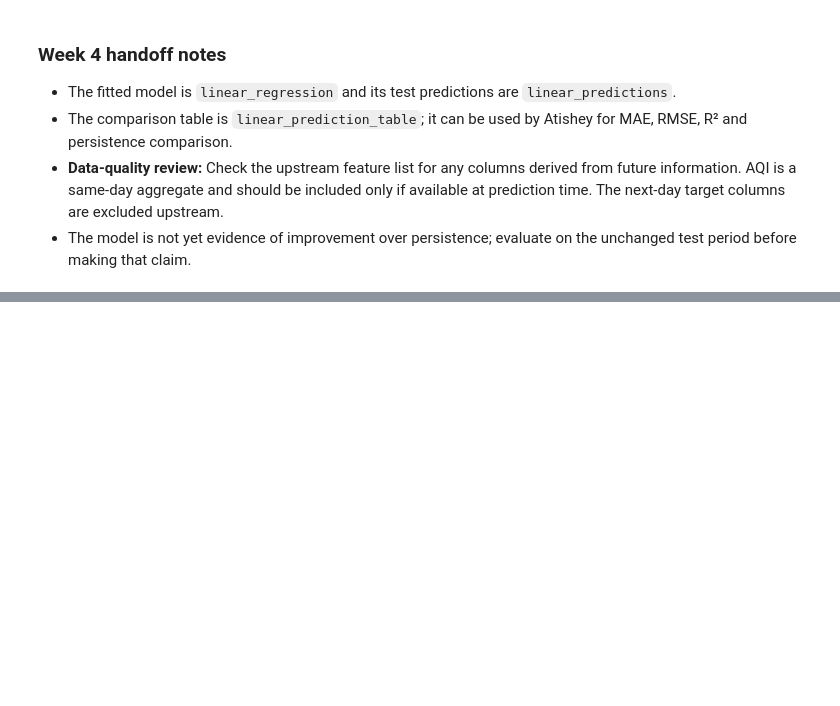
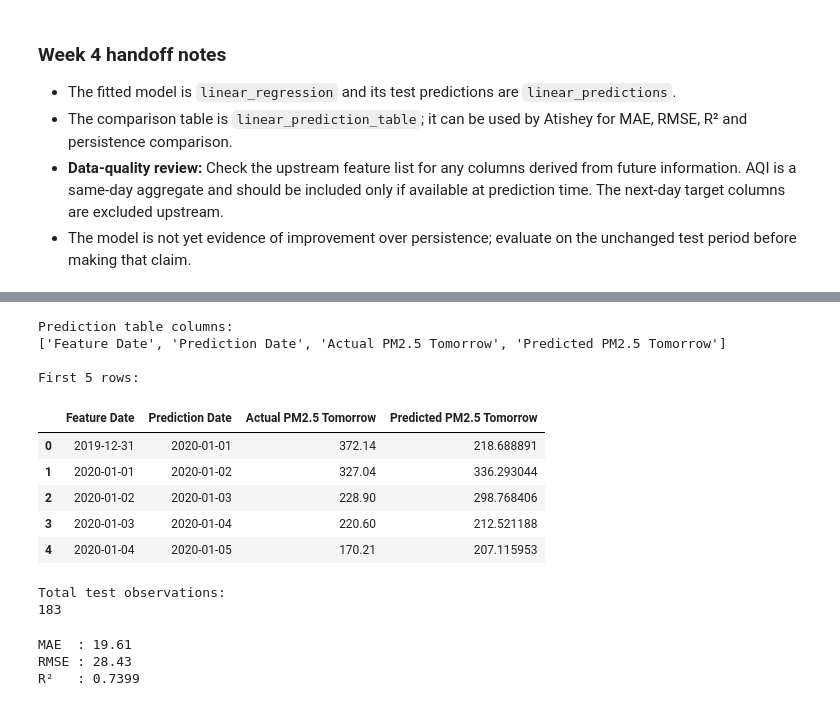
Before and after one commit to ajain347/NextDay-Air-quality-index_predictor, a Jupyter notebook: notebooks/03-models.ipynb, the cells around one changed output, grey strips where cells are left out. Drawn from its saved outputs; the diff is of its cells as text; code cells hidden in the pictures; blank space fills up the shorter version.

```diff
--- a/notebooks/03-models.ipynb
+++ b/notebooks/03-models.ipynb
@@ -414,0 +420,22 @@ display(linear_prediction_table.head(10))
+# %%
+print("Prediction table columns:")
+print(linear_prediction_table.columns.tolist())
+
+print("\nFirst 5 rows:")
+display(linear_prediction_table.head())
+
+print("\nTotal test observations:")
+print(len(linear_prediction_table))
+# %% [output]
+Prediction table columns:
+['Feature Date', 'Prediction Date', 'Actual PM2.5 Tomorrow', 'Predicted PM2.5 Tomorrow']
+
+First 5 rows:
+|  | Feature Date | Prediction Date | Actual PM2.5 Tomorrow | Predicted PM2.5 Tomorrow |
+| 0 | 2019-12-31 | 2020-01-01 | 372.14 | 218.688891 |
+| 1 | 2020-01-01 | 2020-01-02 | 327.04 | 336.293044 |
+| 2 | 2020-01-02 | 2020-01-03 | 228.90 | 298.768406 |
+| 3 | 2020-01-03 | 2020-01-04 | 220.60 | 212.521188 |
+| 4 | 2020-01-04 | 2020-01-05 | 170.21 | 207.115953 |
+Total test observations:
+183
@@ -414,0 +452,8 @@ display(linear_prediction_table.head(10))
+# %%
+print(f"MAE  : {linear_mae:.2f}")
+print(f"RMSE : {linear_rmse:.2f}")
+print(f"R²   : {linear_r2:.4f}")
+# %% [output]
+MAE  : 19.61
+RMSE : 28.43
+R²   : 0.7399
```
Also changed, not shown: parts of 12 cells of this notebook.
